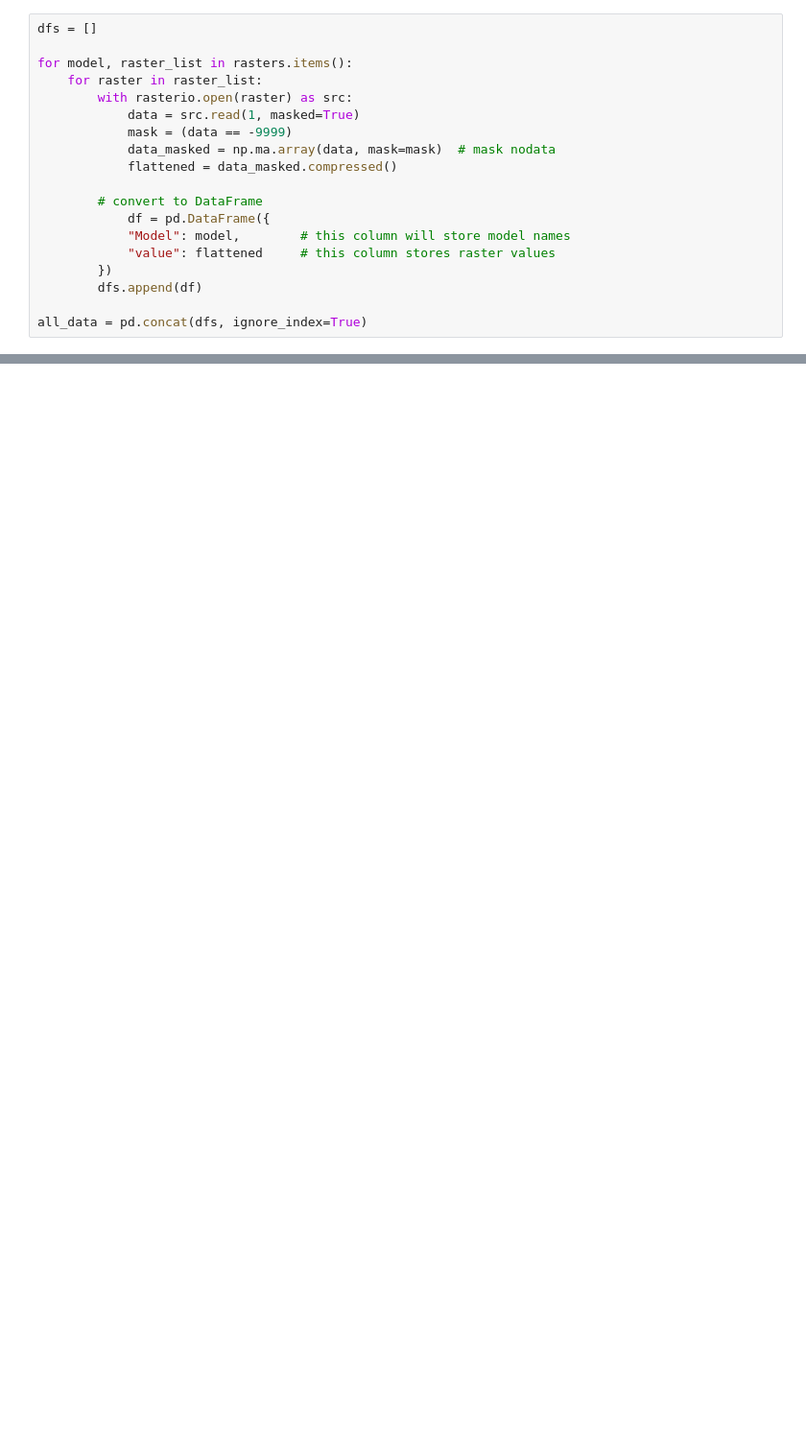
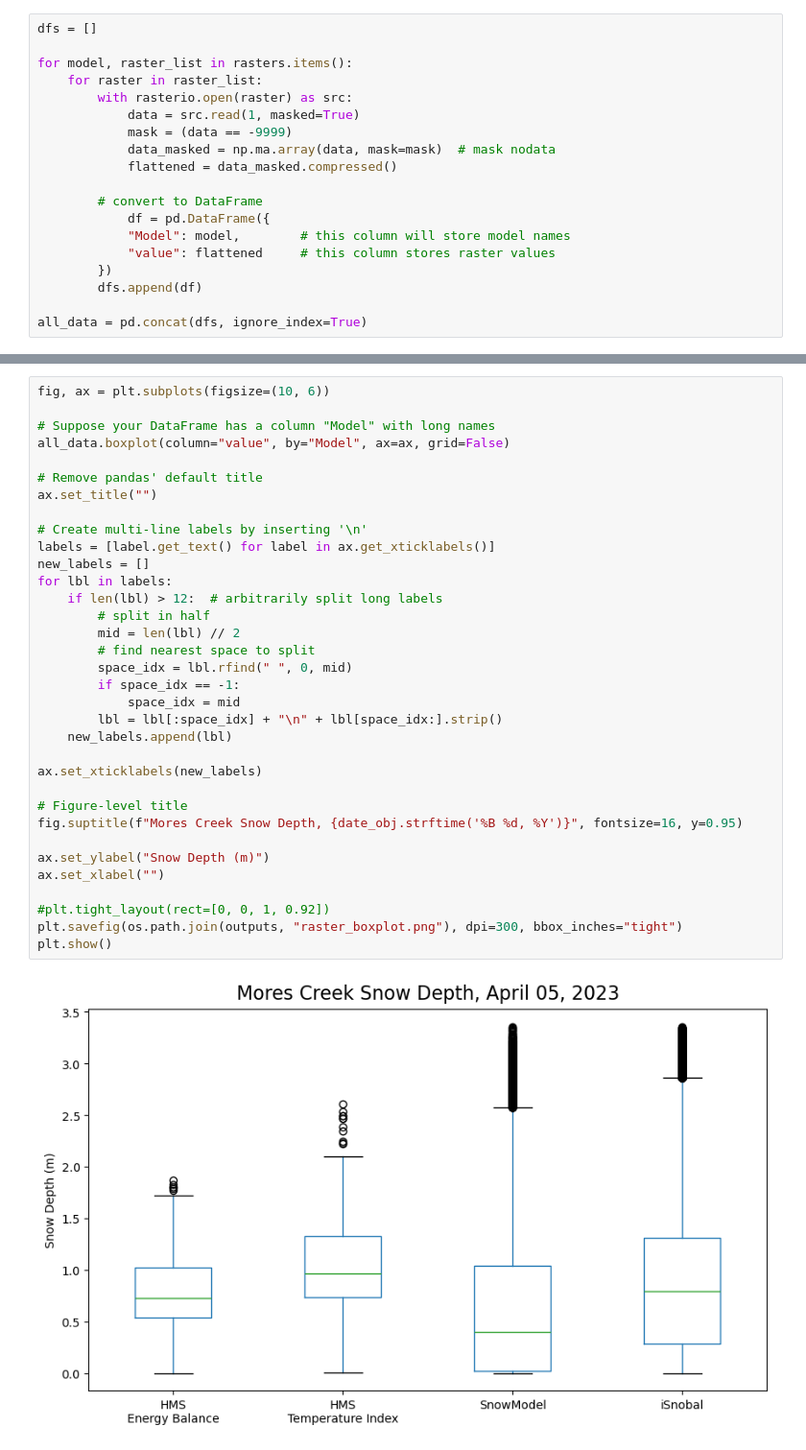
Before and after one commit to naniciafone/SIRO, a Jupyter notebook: notebooks/Model_compare.ipynb, the cells around one changed output, grey strips where cells are left out. Shown at 96% size. Cells and saved outputs as stored; diff of their text form; blank space fills up the shorter version.

```diff
--- a/notebooks/Model_compare.ipynb
+++ b/notebooks/Model_compare.ipynb
@@ -177,0 +200,36 @@ plt.savefig(os.path.join(outputs, "raster_boxplot.png"), dpi=300, bbox_inches="t
+# %%
+fig, ax = plt.subplots(figsize=(10, 6))
+
+# Suppose your DataFrame has a column "Model" with long names
+all_data.boxplot(column="value", by="Model", ax=ax, grid=False)
+
+# Remove pandas' default title
+ax.set_title("")
+
+# Create multi-line labels by inserting '\n'
+labels = [label.get_text() for label in ax.get_xticklabels()]
+new_labels = []
+for lbl in labels:
+    if len(lbl) > 12:  # arbitrarily split long labels
+        # split in half
+        mid = len(lbl) // 2
+        # find nearest space to split
+        space_idx = lbl.rfind(" ", 0, mid)
+        if space_idx == -1:
+            space_idx = mid
+        lbl = lbl[:space_idx] + "\n" + lbl[space_idx:].strip()
+    new_labels.append(lbl)
+
+ax.set_xticklabels(new_labels)
+
+# Figure-level title
+fig.suptitle(f"Mores Creek Snow Depth, {date_obj.strftime('%B %d, %Y')}", fontsize=16, y=0.95)
+
+ax.set_ylabel("Snow Depth (m)")
+ax.set_xlabel("")
+
+#plt.tight_layout(rect=[0, 0, 1, 0.92])
+plt.savefig(os.path.join(outputs, "raster_boxplot.png"), dpi=300, bbox_inches="tight")
+plt.show()
+# %% [output]
+[figure, added]
```
Also changed, not shown: parts of 10 cells of this notebook.
